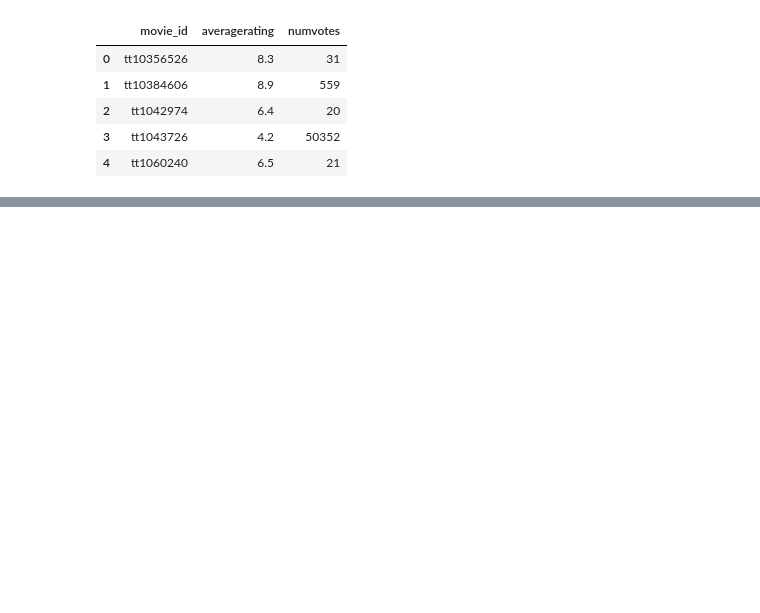
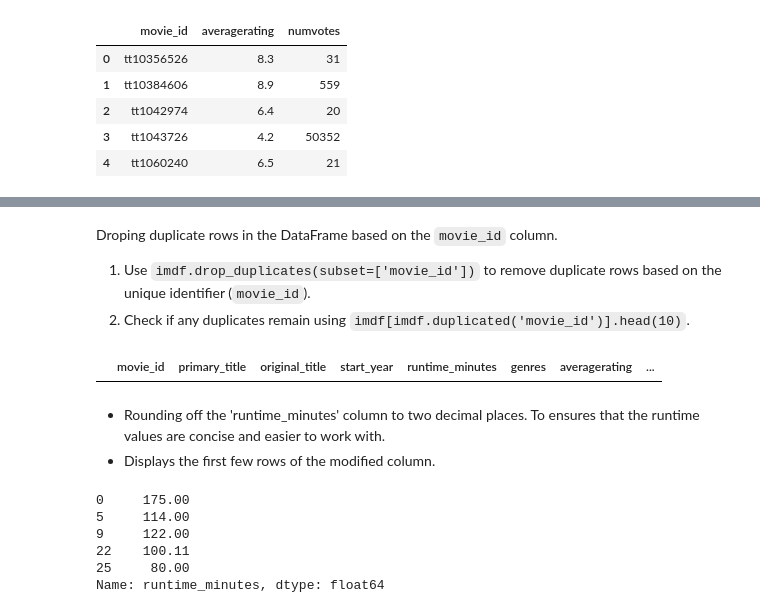
Before and after one commit to Gladwellchebelyon/GROUP7_BOX_OFFICE_MOVIES_ANALYSIS, a Jupyter notebook: isaac.ipynb, the cells around one changed output, grey strips where cells are left out. Saved outputs shown, nothing was run; the diff lists cells and outputs as text; code cells hidden in the pictures; blank space fills up the shorter version.

```diff
--- a/isaac.ipynb
+++ b/isaac.ipynb
@@ -152,0 +285,26 @@ df
+# %% [markdown]
+Droping duplicate rows in the DataFrame based on the `movie_id` column.
+1. Use `imdf.drop_duplicates(subset=['movie_id'])` to remove duplicate rows based on the unique identifier (`movie_id`).
+2. Check if any duplicates remain using `imdf[imdf.duplicated('movie_id')].head(10)`.
+# %%
+# Drop duplicates based on 'movie_id'
+imdf = imdf.drop_duplicates(subset=['movie_id'])
+
+# Check for anymore duplicates
+imdf[imdf.duplicated('movie_id')].head(10)
+# %% [output]
+|  | movie_id | primary_title | original_title | start_year | runtime_minutes | genres | averagerating | ... |
+# %% [markdown]
+- Rounding off the 'runtime_minutes' column to two decimal places. To ensures that the runtime values are concise and easier to work with.
+- Displays the first few rows of the modified column.
+# %%
+# Rounding off into two decimal places
+imdf['runtime_minutes'] = imdf['runtime_minutes'].round(2)
+imdf['runtime_minutes'].head()
+# %% [output]
+0     175.00
+5     114.00
+9     122.00
+22    100.11
+25     80.00
+Name: runtime_minutes, dtype: float64
```
Also changed, not shown: parts of 36 cells of this notebook.
